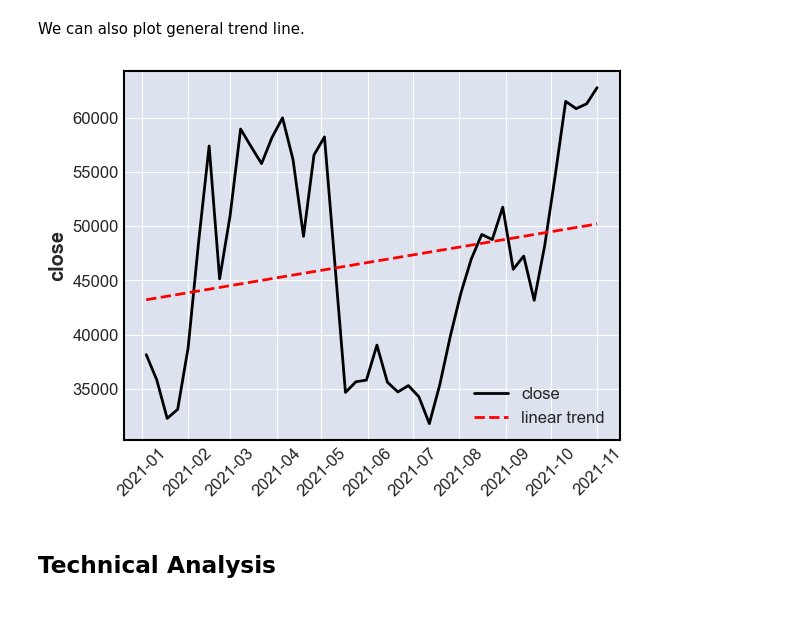
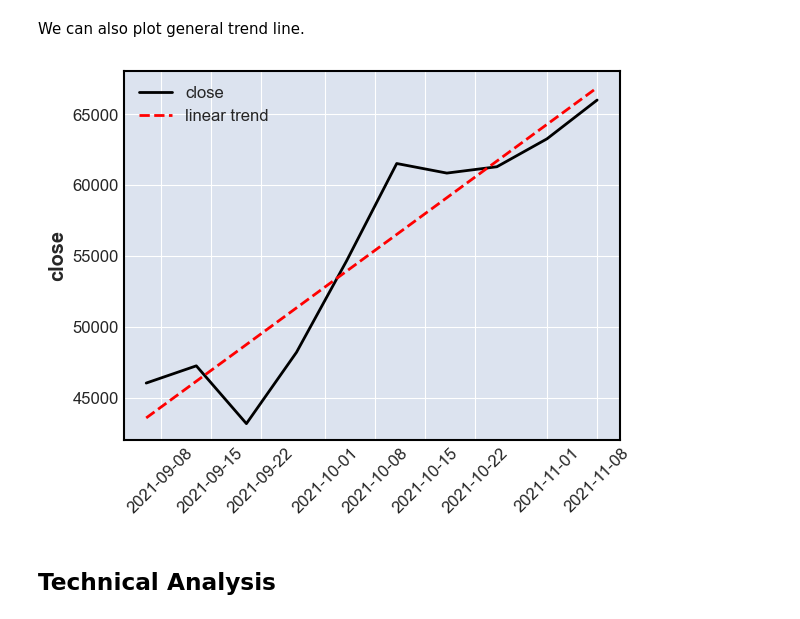
Before and after one commit to dokato/crypto_ta, a Jupyter notebook: tutorials/tutorial1.ipynb, the cells around one changed output. Saved outputs shown, nothing was run; the diff lists cells and outputs as text; code cells hidden in the pictures.

```diff
--- a/tutorials/tutorial1.ipynb
+++ b/tutorials/tutorial1.ipynb
@@ -53,9 +58,9 @@ ta.plot_candle()
 # %% [markdown]
 We can also plot general trend line.
-# %%
-ta.plot_trend_lines()
-# %% [output]
-[figure, removed]
+# %%
+ta.plot_trend_line(date_from="2021-09-06", date_to="2021-11-08")
+# %% [output]
+[figure, added]
 # %% [markdown]
 ## Technical Analysis
 # %% [markdown]
```
Also changed, not shown: parts of 8 cells of this notebook, 5 other files.
